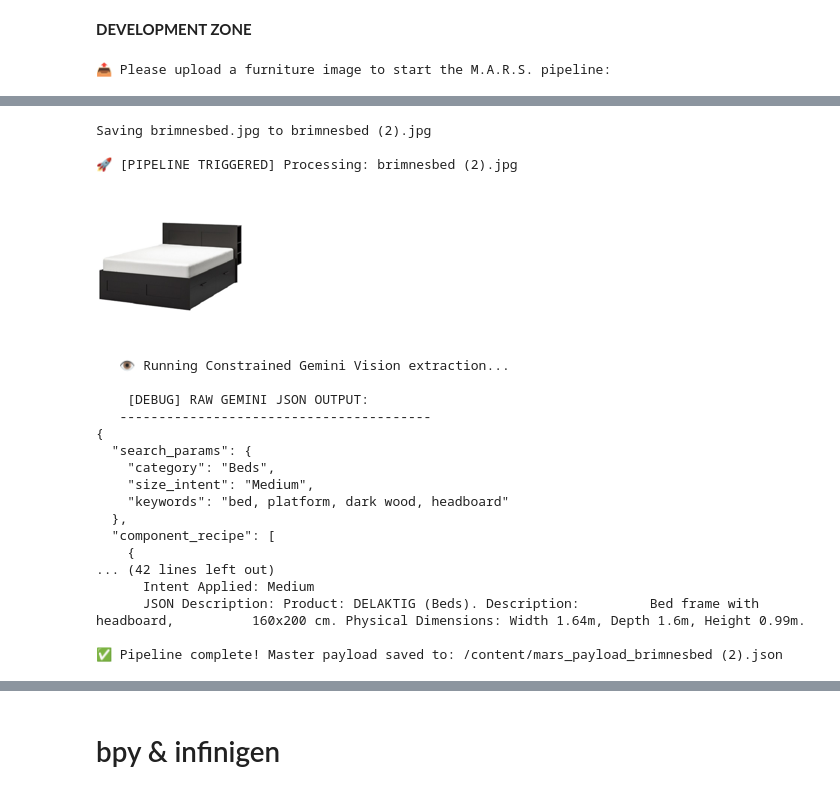
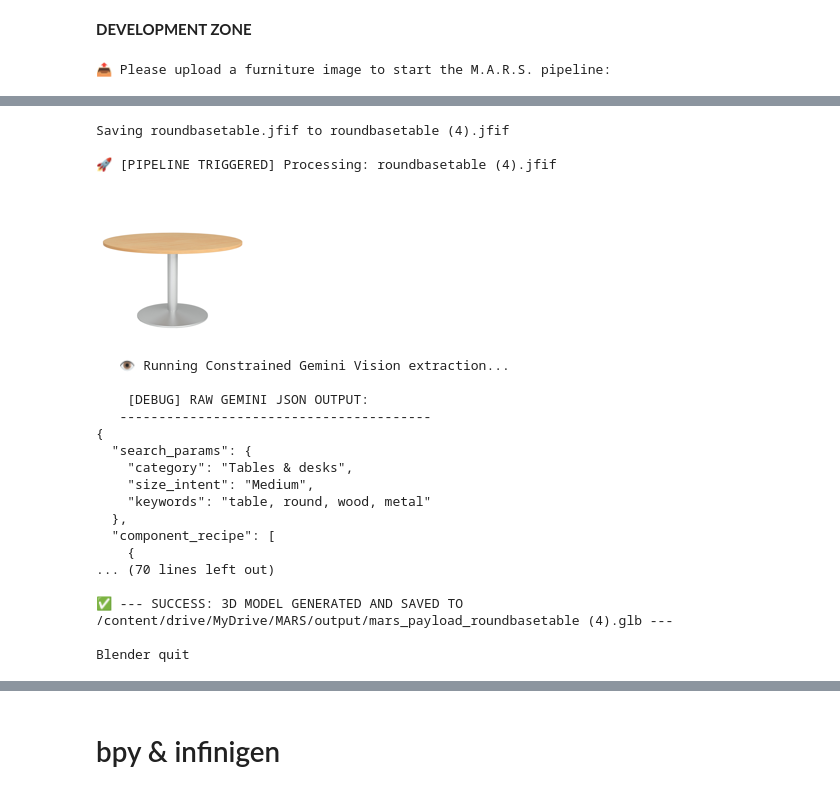
Before and after one commit to Nawaljabeen/M.A.R.S-Metric-Augumented-Retrieval-System-, a Jupyter notebook: notebooks/MARS_pipeline.ipynb, the cells around one changed output, grey strips where cells are left out. Saved outputs shown, nothing was run; the diff lists cells and outputs as text; code cells hidden in the pictures.

```diff
--- a/notebooks/MARS_pipeline.ipynb
+++ b/notebooks/MARS_pipeline.ipynb
@@ -229,7 +244,7 @@ def retrieve_ikea_metrics(target_category, search_keywords, size_intent):
 # --- 3. THE PIPELINE ---
 
 def process_uploaded_image(filename, image_bytes):
-    print(f"\n🚀 [PIPELINE TRIGGERED] Processing: {filename}")
+    print(f"\n [PIPELINE TRIGGERED] Processing: {filename}")
 
     try:
         img = Image.open(io.BytesIO(image_bytes))
@@ -241,7 +256,7 @@ def process_uploaded_image(filename, image_bytes):
     print("   👁️ Running Constrained Gemini Vision extraction...")
     categories_string = ", ".join(unique_categories)
 
-    # --- THE NEW STRICT JSON SCHEMA PROMPT ---
+    # --- JSON SCHEMA PROMPT ---
     vision_prompt = f"""
     You are an expert structural CAD engineer. Analyze the attached image of furniture.
 You MUST choose a category from this exact list: [{categories_string}]
@@ -300,53 +315,60 @@ Output a strict JSON object with exactly TWO top-level keys: "search_params" and
     print(f"    PARSED -> Category: '{category}' | Size: '{size_intent}' | Keywords: '{keywords}'")
 
     print("    Retrieving best-scored metrics from IKEA database...")
-    # Call your existing RAG function!
+    # Call existing RAG function
     metrics = retrieve_ikea_metrics(category, keywords, size_intent)
 
     # --- THE DATA COMBINER (This is what your partner needs!) ---
     final_payload = {
         "overall_bounding_box": {
             "width_m": metrics['width_m'],
             "depth_m": metrics['depth_m'],
             "height_m": metrics['height_m']
         },
         "component_recipe": recipe
     }
 
     # Save to a JSON file so the Blender orchestrator can read it
     output_filepath = f"/content/mars_payload_{filename.split('.')[0]}.json"
     with open(output_filepath, 'w') as f:
         json.dump(final_payload, f, indent=4)
 
     print(f"\n✅ Pipeline complete! Master payload saved to: {output_filepath}")
     return output_filepath
 # --- 4. UPLOAD TRIGGER ---
 if os.path.exists(JSON_PATH):
     print("📤 Please upload a furniture image to start the M.A.R.S. pipeline:")
     uploaded = files.upload()
+
     for filename, data in uploaded.items():
-        process_uploaded_image(filename, data)
+        #get the saved JSON path
+        generated_json_path = process_uploaded_image(filename, data)
+
+        #  FIRE BLENDER IMMEDIATELY
+        if generated_json_path:
+          print("\n Firing up Blender in the background...")
+          !blender -b -P /content/M.A.R.S-Metric-Augumented-Retrieval-System-/orchestrator.py -- "{generated_json_path}"
 # %% [output]
 📤 Please upload a furniture image to start the M.A.R.S. pipeline:
 [interactive output not drawn]
-Saving brimnesbed.jpg to brimnesbed (2).jpg
+Saving roundbasetable.jfif to roundbasetable (4).jfif
 
-🚀 [PIPELINE TRIGGERED] Processing: brimnesbed (2).jpg
+🚀 [PIPELINE TRIGGERED] Processing: roundbasetable (4).jfif
-[figure, old version]
+[figure, new version]
    👁️ Running Constrained Gemini Vision extraction...
 
     [DEBUG] RAW GEMINI JSON OUTPUT:
    ----------------------------------------
 {
   "search_params": {
-    "category": "Beds",
+    "category": "Tables & desks",
     "size_intent": "Medium",
-    "keywords": "bed, platform, dark wood, headboard"
+    "keywords": "table, round, wood, metal"
   },
   "component_recipe": [
     {
-... (42 lines left out)
-      Intent Applied: Medium
-      JSON Description: Product: DELAKTIG (Beds). Description:         Bed frame with headboard,          160x200 cm. Physical Dimensions: Width 1.64m, Depth 1.6m, Height 0.99m.
+... (70 lines left out)
 
-✅ Pipeline complete! Master payload saved to: /content/mars_payload_brimnesbed (2).json
+✅ --- SUCCESS: 3D MODEL GENERATED AND SAVED TO /content/drive/MyDrive/MARS/output/mars_payload_roundbasetable (4).glb ---
+
+Blender quit
```
Also changed, not shown: parts of 8 cells of this notebook.
